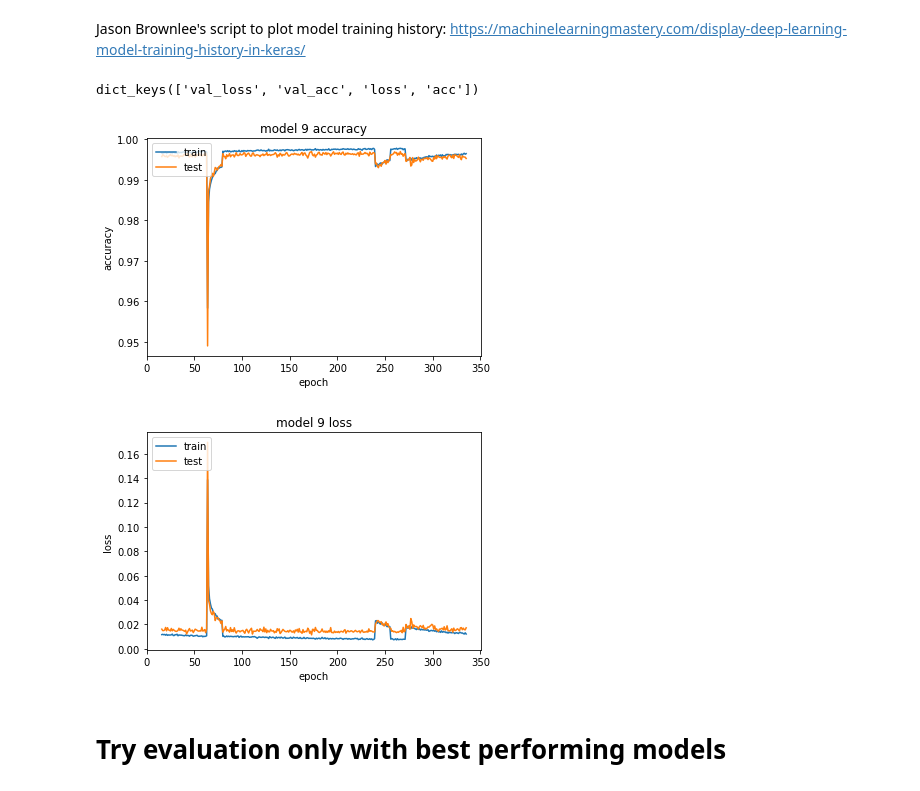
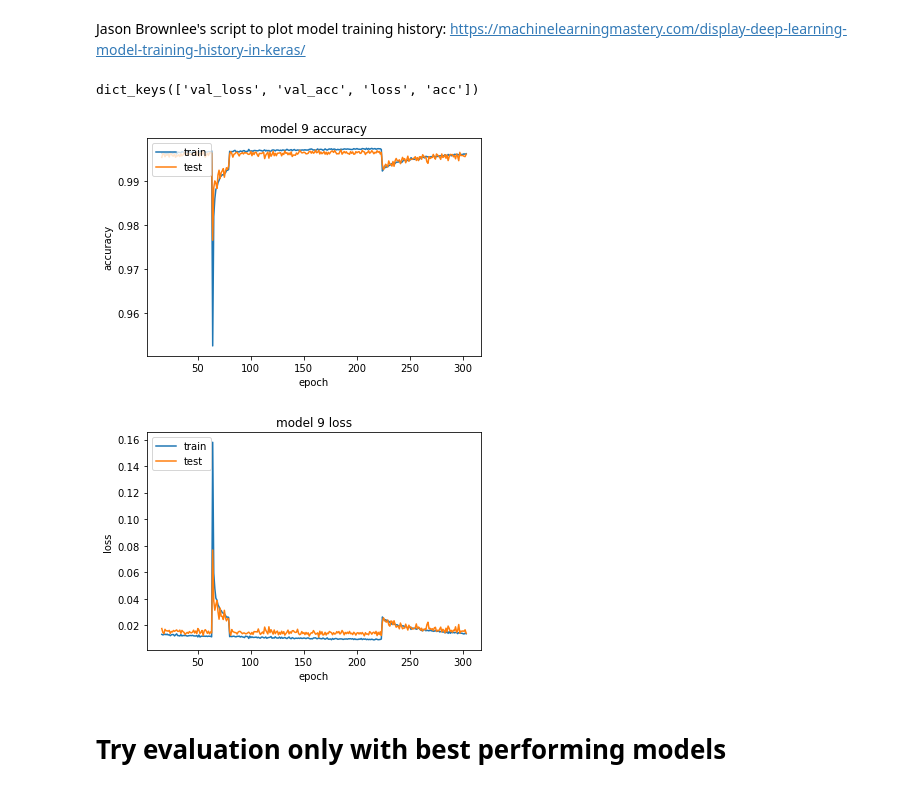
Before and after one commit to j05t/emnist, a Jupyter notebook: emnist_dropout_0.4.ipynb, the cells around one changed output. Drawn from its saved outputs; the diff is of its cells as text; code cells hidden in the pictures.

```diff
--- a/emnist_dropout_0.4.ipynb
+++ b/emnist_dropout_0.4.ipynb
@@ -252,7 +228,7 @@ for i in range(10):
 ## Or Create ten models using saved weights
 # %%
 # specify which weights to load (also used for further training)
-weights_epoch = 288
+weights_epoch = 304
 # %%
 models = []
 
@@ -357,7 +333,7 @@ def load(name):
     return(obj)
 # %%
 import glob
-histories = glob.glob("dropout_0.2/history/*model_{}*".format(i))
+histories = glob.glob("dropout_0.4/history/*model_{}*".format(i))
 # %%
 histories = sorted(histories)
 # %%
@@ -376,35 +352,35 @@ https://machinelearningmastery.com/display-deep-learning-model-training-history-
 # %%
 import matplotlib.pyplot as plt
 
 axes = plt.gca()
 
-# set x label range, starting with 32
-r = np.arange(16,336)
+# set x label range, starting with 16
+r = np.arange(16,304)
 
 # list all data in history
 print(history.history.keys())
 # summarize history for accuracy
 plt.plot(r, history.history['acc'])
 plt.plot(r, history.history['val_acc'])
 plt.title("model {} accuracy".format(i))
 plt.ylabel('accuracy')
 plt.xlabel('epoch')
 plt.legend(['train', 'test'], loc='upper left')
 #plt.xlim(32,224)
 plt.show()
 
 # summarize history for loss
 plt.plot(r, history.history['loss'])
 plt.plot(r, history.history['val_loss'])
 plt.title("model {} loss".format(i))
 plt.ylabel('loss')
 plt.xlabel('epoch')
 plt.legend(['train', 'test'], loc='upper left')
 #plt.xlim(32,224)
 plt.show()
 # %% [output]
 dict_keys(['val_loss', 'val_acc', 'loss', 'acc'])
-[figure, old version]
+[figure, new version]
-[figure, old version]
+[figure, new version]
 # %% [markdown]
 # Try evaluation only with best performing models
```
Also changed, not shown: parts of 31 cells of this notebook, 1 other file.
